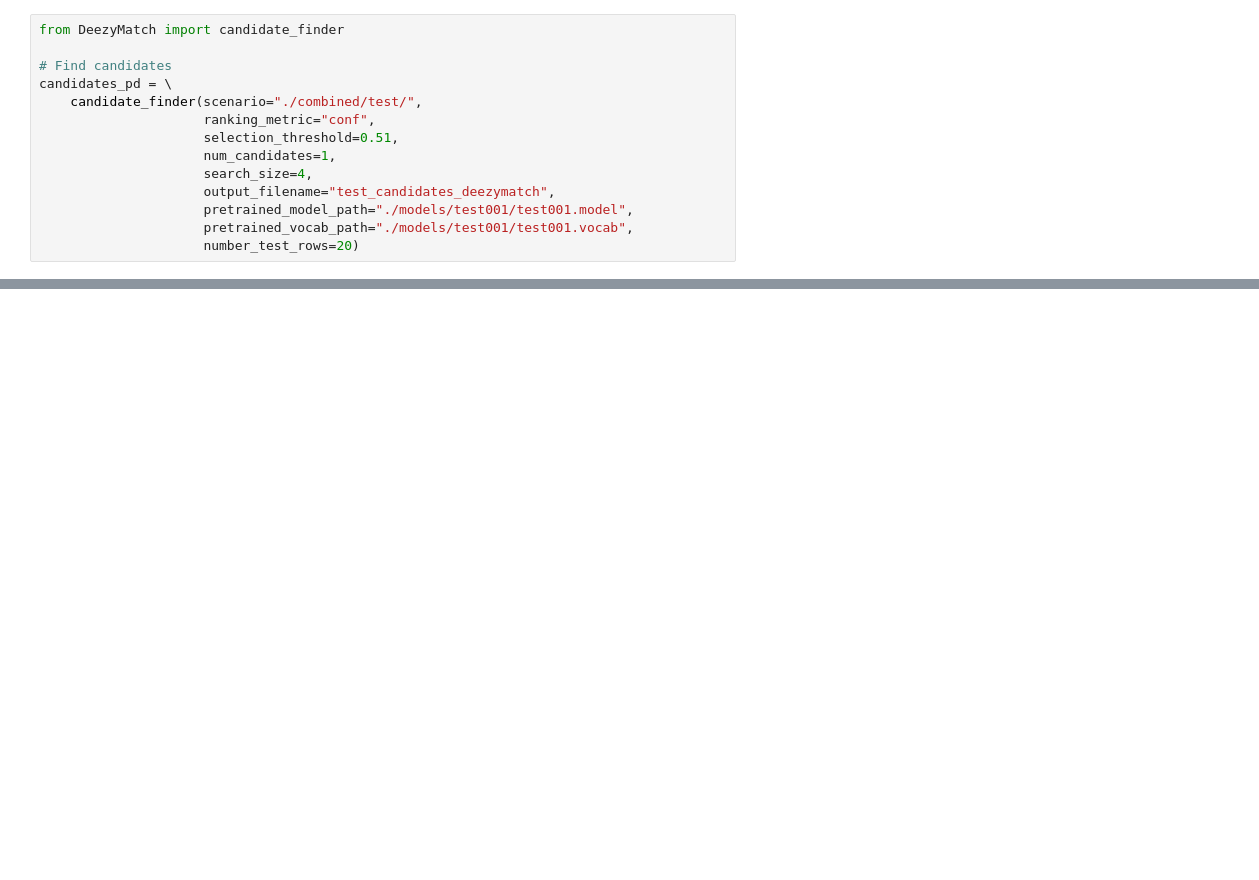
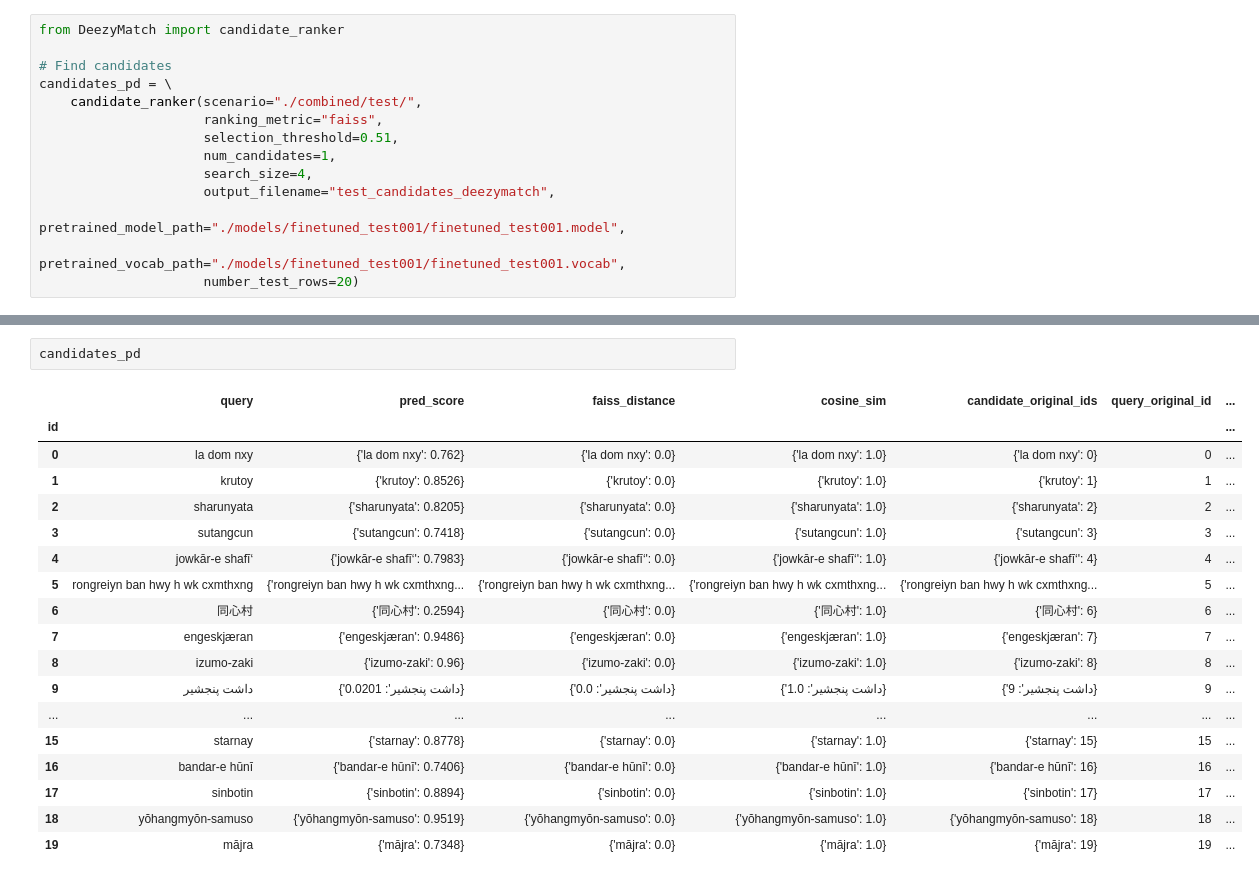
Before and after one commit to Living-with-machines/DeezyMatch, a Jupyter notebook: examples/example_001.ipynb, the cells around one changed output, grey strips where cells are left out. Cells and saved outputs as stored; diff of their text form; blank space fills up the shorter version.

Commit message:
Update notebook according to the new changes (renaming finder with ranker)

```diff
--- a/examples/example_001.ipynb
+++ b/examples/example_001.ipynb
@@ -43,14 +249,14 @@ combine_vecs(qc_modes=['q', 'c'],
 # %%
-from DeezyMatch import candidate_finder
+from DeezyMatch import candidate_ranker
 
 # Find candidates
 candidates_pd = \
-    candidate_finder(scenario="./combined/test/",
-                     ranking_metric="conf",
+    candidate_ranker(scenario="./combined/test/",
+                     ranking_metric="faiss",
                      selection_threshold=0.51,
                      num_candidates=1,
                      search_size=4,
                      output_filename="test_candidates_deezymatch",
-                     pretrained_model_path="./models/test001/test001.model",
-                     pretrained_vocab_path="./models/test001/test001.vocab",
+                     pretrained_model_path="./models/finetuned_test001/finetuned_test001.model",
+                     pretrained_vocab_path="./models/finetuned_test001/finetuned_test001.vocab",
                      number_test_rows=20)
@@ -56,0 +310,21 @@ candidates_pd = \
+# %%
+candidates_pd
+# %% [output]
+|  | query | pred_score | faiss_distance | cosine_sim | candidate_original_ids | query_original_id | ... |
+| id |  |  |  |  |  |  | ... |
+| 0 | la dom nxy | {'la dom nxy': 0.762} | {'la dom nxy': 0.0} | {'la dom nxy': 1.0} | {'la dom nxy': 0} | 0 | ... |
+| 1 | krutoy | {'krutoy': 0.8526} | {'krutoy': 0.0} | {'krutoy': 1.0} | {'krutoy': 1} | 1 | ... |
+| 2 | sharunyata | {'sharunyata': 0.8205} | {'sharunyata': 0.0} | {'sharunyata': 1.0} | {'sharunyata': 2} | 2 | ... |
+| 3 | sutangcun | {'sutangcun': 0.7418} | {'sutangcun': 0.0} | {'sutangcun': 1.0} | {'sutangcun': 3} | 3 | ... |
+| 4 | jowkār-e shafī‘ | {'jowkār-e shafī‘': 0.7983} | {'jowkār-e shafī‘': 0.0} | {'jowkār-e shafī‘': 1.0} | {'jowkār-e shafī‘': 4} | 4 | ... |
+| 5 | rongreiyn ban hwy h wk cxmthxng | {'rongreiyn ban hwy h wk cxmthxng... | {'rongreiyn ban hwy h wk cxmthxng... | {'rongreiyn ban hwy h wk cxmthxng... | {'rongreiyn ban hwy h wk cxmthxng... | 5 | ... |
+| 6 | 同心村 | {'同心村': 0.2594} | {'同心村': 0.0} | {'同心村': 1.0} | {'同心村': 6} | 6 | ... |
+| 7 | engeskjæran | {'engeskjæran': 0.9486} | {'engeskjæran': 0.0} | {'engeskjæran': 1.0} | {'engeskjæran': 7} | 7 | ... |
+| 8 | izumo-zaki | {'izumo-zaki': 0.96} | {'izumo-zaki': 0.0} | {'izumo-zaki': 1.0} | {'izumo-zaki': 8} | 8 | ... |
+| 9 | داشت پنجشیر | {'داشت پنجشیر': 0.0201} | {'داشت پنجشیر': 0.0} | {'داشت پنجشیر': 1.0} | {'داشت پنجشیر': 9} | 9 | ... |
+| ... | ... | ... | ... | ... | ... | ... | ... |
+| 15 | starnay | {'starnay': 0.8778} | {'starnay': 0.0} | {'starnay': 1.0} | {'starnay': 15} | 15 | ... |
+| 16 | bandar-e hūnī | {'bandar-e hūnī': 0.7406} | {'bandar-e hūnī': 0.0} | {'bandar-e hūnī': 1.0} | {'bandar-e hūnī': 16} | 16 | ... |
+| 17 | sinbotin | {'sinbotin': 0.8894} | {'sinbotin': 0.0} | {'sinbotin': 1.0} | {'sinbotin': 17} | 17 | ... |
+| 18 | yŏhangmyŏn-samuso | {'yŏhangmyŏn-samuso': 0.9519} | {'yŏhangmyŏn-samuso': 0.0} | {'yŏhangmyŏn-samuso': 1.0} | {'yŏhangmyŏn-samuso': 18} | 18 | ... |
+| 19 | mājra | {'mājra': 0.7348} | {'mājra': 0.0} | {'mājra': 1.0} | {'mājra': 19} | 19 | ... |
```
Also changed, not shown: parts of 15 cells of this notebook, 1 other file.
